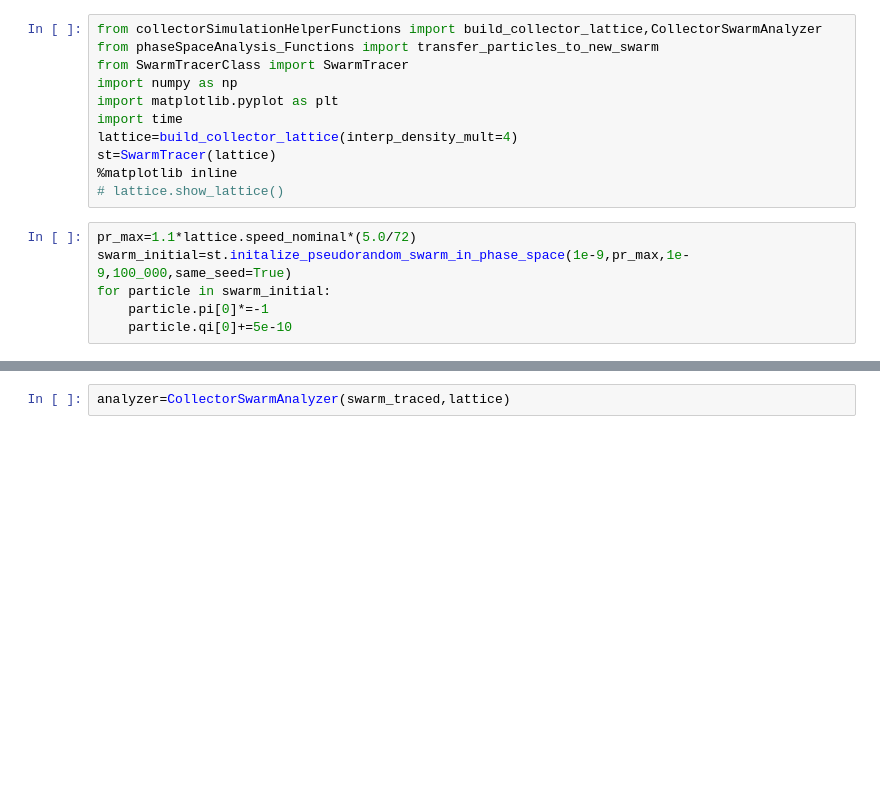
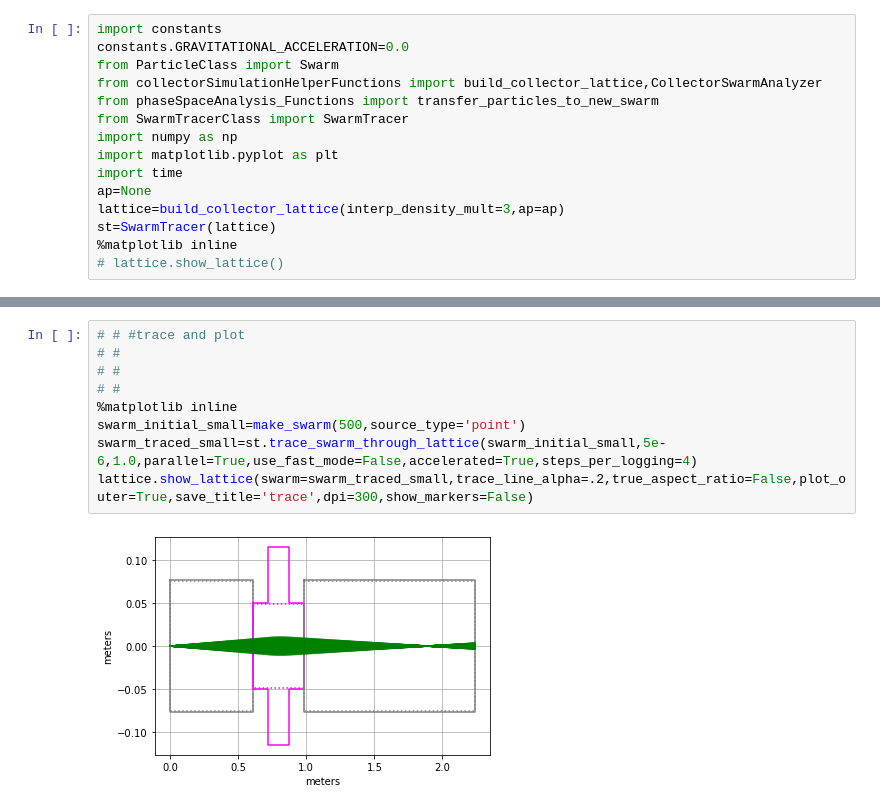
Before and after one commit to BillyTheKidPhysicist/storageRing, a Jupyter notebook: storageRingModel/analysis/collectorLensAnalysis.ipynb, the cells around one changed output, grey strips where cells are left out. Saved outputs shown, nothing was run; the diff lists cells and outputs as text; blank space fills up the shorter version.

```diff
--- a/storageRingModel/analysis/collectorLensAnalysis.ipynb
+++ b/storageRingModel/analysis/collectorLensAnalysis.ipynb
@@ -1,17 +5,15 @@
 # %%
+import constants
+constants.GRAVITATIONAL_ACCELERATION=0.0
+from ParticleClass import Swarm
 from collectorSimulationHelperFunctions import build_collector_lattice,CollectorSwarmAnalyzer
 from phaseSpaceAnalysis_Functions import transfer_particles_to_new_swarm
 from SwarmTracerClass import SwarmTracer
 import numpy as np
 import matplotlib.pyplot as plt
 import time
-lattice=build_collector_lattice(interp_density_mult=4)
+ap=None
+lattice=build_collector_lattice(interp_density_mult=3,ap=ap)
 st=SwarmTracer(lattice)
 %matplotlib inline
 # lattice.show_lattice()
-# %%
-pr_max=1.1*lattice.speed_nominal*(5.0/72)
-swarm_initial=st.initalize_pseudorandom_swarm_in_phase_space(1e-9,pr_max,1e-9,100_000,same_seed=True)
-for particle in swarm_initial:
-    particle.pi[0]*=-1
-    particle.qi[0]+=5e-10
@@ -34,3 +98,12 @@ print(time.time()-t)
-# %%
-analyzer=CollectorSwarmAnalyzer(swarm_traced,lattice)
+# %%
+# # #trace and plot
+# #
+# #
+# #
+%matplotlib inline
+swarm_initial_small=make_swarm(500,source_type='point')
+swarm_traced_small=st.trace_swarm_through_lattice(swarm_initial_small,5e-6,1.0,parallel=True,use_fast_mode=False,accelerated=True,steps_per_logging=4)
+lattice.show_lattice(swarm=swarm_traced_small,trace_line_alpha=.2,true_aspect_ratio=False,plot_outer=True,save_title='trace',dpi=300,show_markers=False)
+# %% [output]
+[figure, added]
 # %%
```
Also changed, not shown: parts of 23 cells of this notebook, 21 other files.
